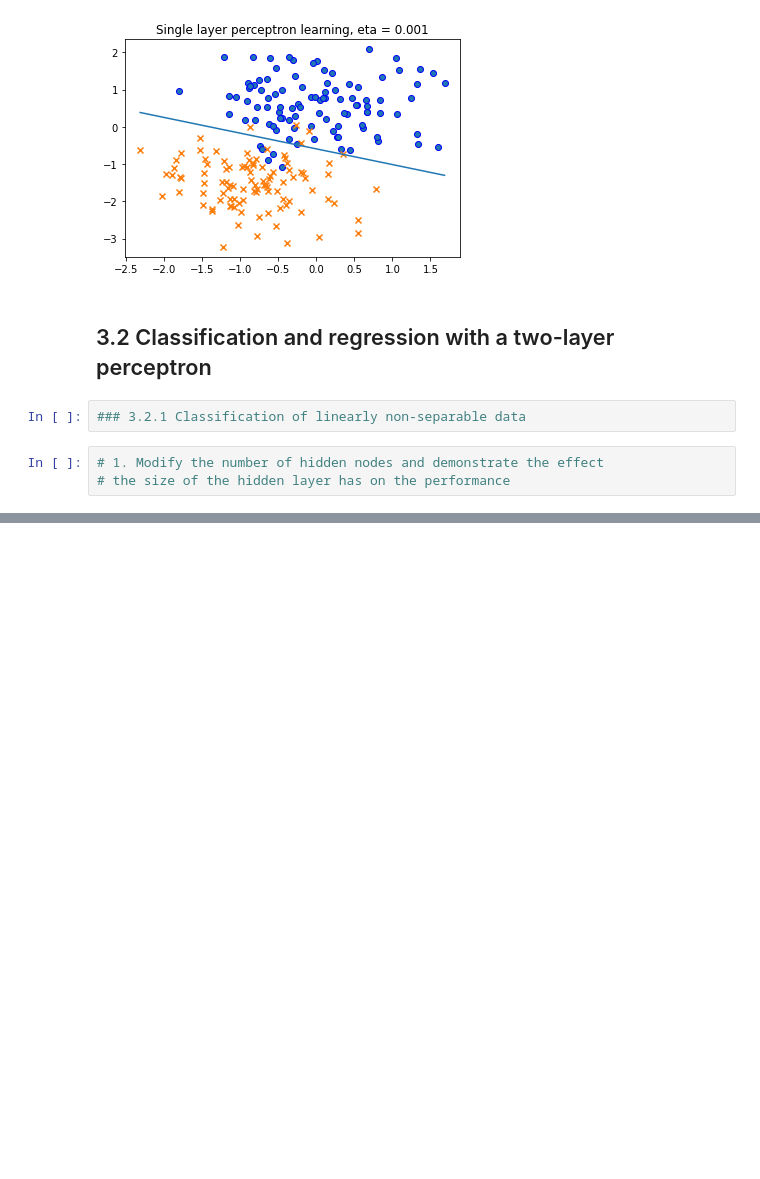
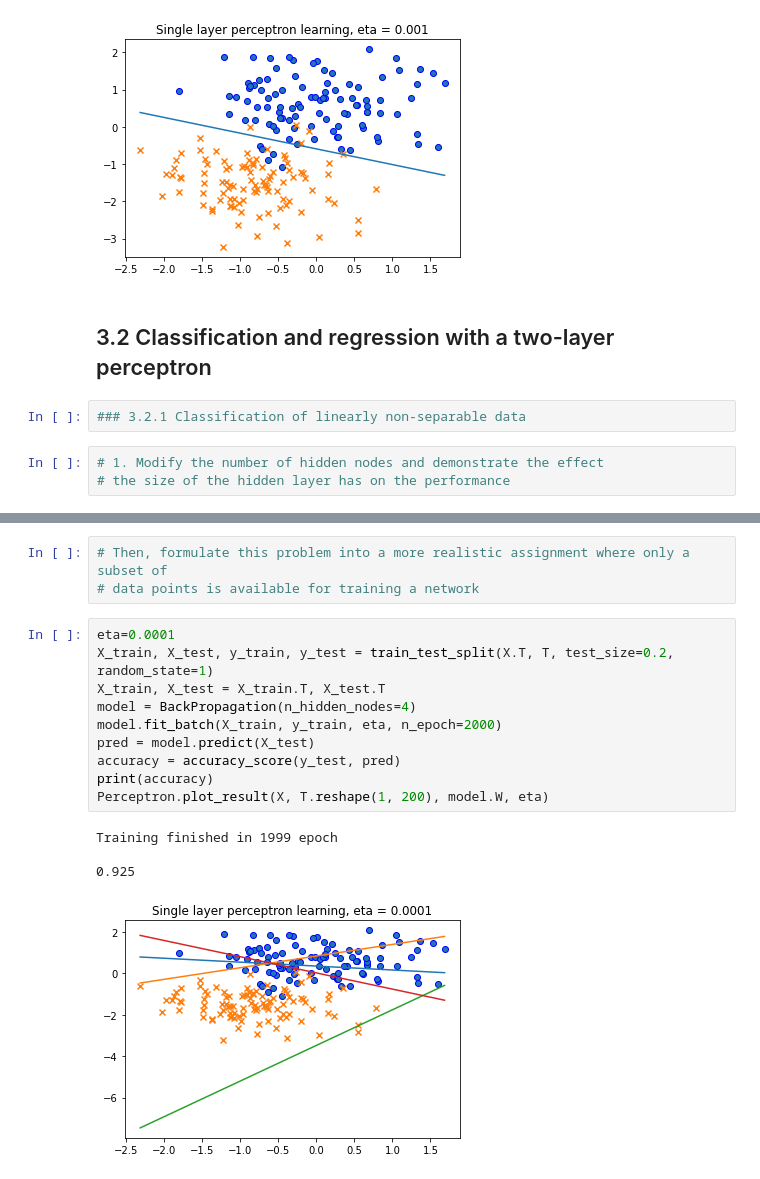
Before and after one commit to Charles2Alvin/DD2437-Lab1, a Jupyter notebook: Lab1.ipynb, the cells around one changed output, grey strips where cells are left out. Saved outputs shown, nothing was run; the diff lists cells and outputs as text; blank space fills up the shorter version.

```diff
--- a/Lab1.ipynb
+++ b/Lab1.ipynb
@@ -608,0 +626,18 @@ Training finished in 1999 epoch
+# %%
+# Then, formulate this problem into a more realistic assignment where only a subset of
+# data points is available for training a network
+# %%
+eta=0.0001
+X_train, X_test, y_train, y_test = train_test_split(X.T, T, test_size=0.2, random_state=1)
+X_train, X_test = X_train.T, X_test.T
+model = BackPropagation(n_hidden_nodes=4)
+model.fit_batch(X_train, y_train, eta, n_epoch=2000)
+pred = model.predict(X_test)
+accuracy = accuracy_score(y_test, pred)
+print(accuracy)
+Perceptron.plot_result(X, T.reshape(1, 200), model.W, eta)
+# %% [output]
+Training finished in 1999 epoch
+
+0.925
+[figure, added]
```
Also changed, not shown: parts of 19 cells of this notebook.
